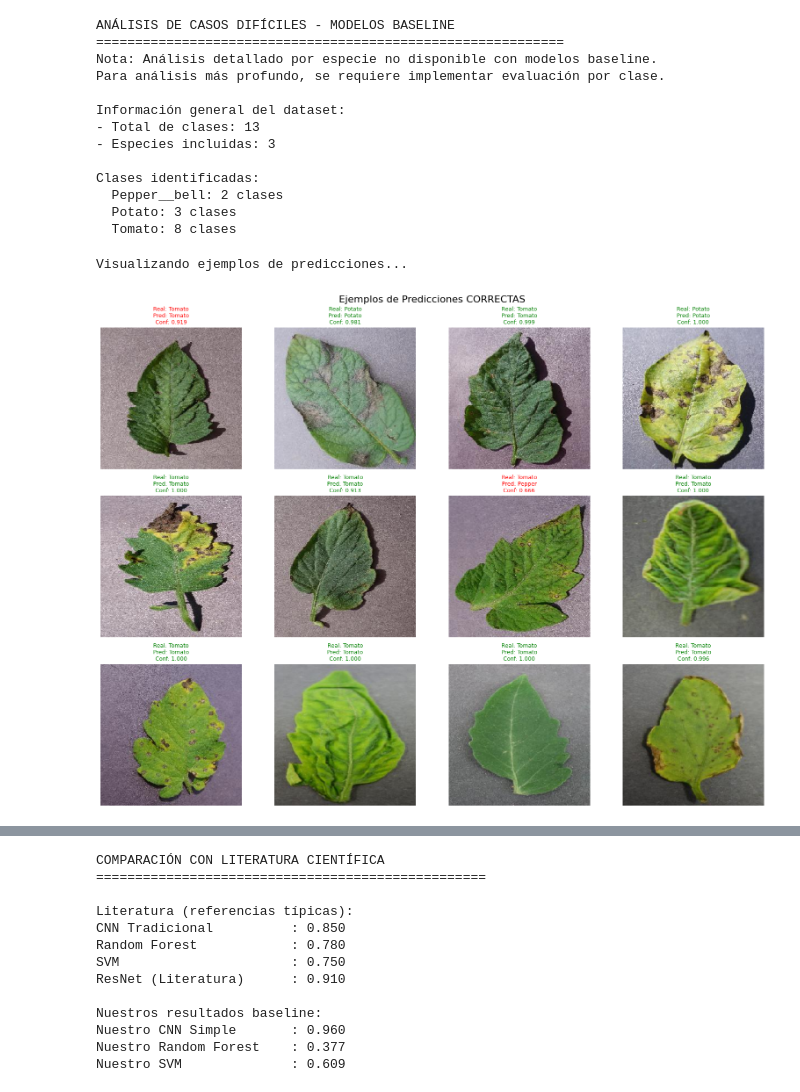
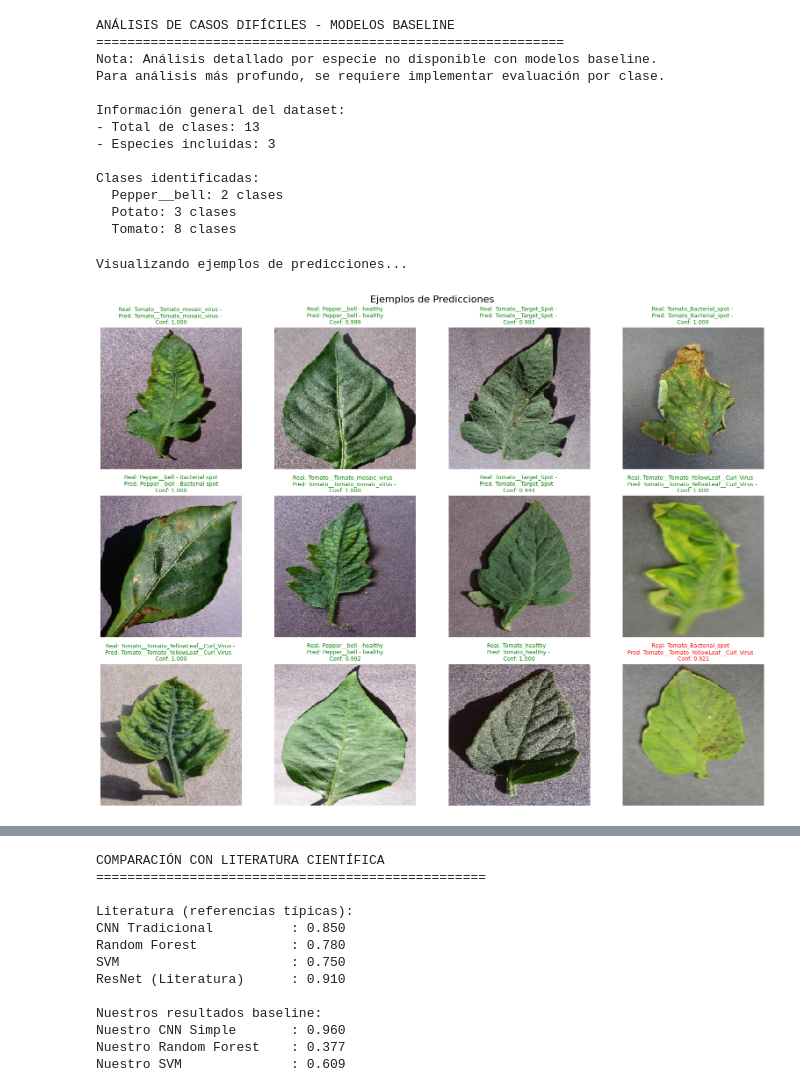
Before and after one commit to Sebaxdenc/Deteccion-plagas-enfermedades-plantas, a Jupyter notebook: 03_evaluacion_final.ipynb, the cells around one changed output, grey strips where cells are left out. Cells and saved outputs as stored; diff of their text form; code cells hidden in the pictures.

```diff
--- a/03_evaluacion_final.ipynb
+++ b/03_evaluacion_final.ipynb
@@ -445,22 +445,18 @@ Clases identificadas:
   Potato: 3 clases
   Tomato: 8 clases
 # %%
-# Función para visualizar ejemplos de predicciones
-def visualizar_predicciones_ejemplos(df_test, num_ejemplos=12, tipo='correctas'):
+def visualizar_predicciones_ejemplos(df_test, num_ejemplos=12):
     """
     Visualiza ejemplos de predicciones correctas o incorrectas
+    Mostrando la planta y su estado (enfermedad o sana)
     """
     if mejor_modelo is None:
         print("Modelo no disponible para análisis")
         return
 
     # Seleccionar ejemplos aleatorios
-    if tipo == 'correctas':
-        titulo = "Ejemplos de Predicciones CORRECTAS"
-        muestras = df_test.sample(num_ejemplos)
-    else:
-        titulo = "Ejemplos de Predicciones INCORRECTAS (simuladas)"
-        muestras = df_test.sample(num_ejemplos)
+    titulo = "Ejemplos de Predicciones"
+    muestras = df_test.sample(num_ejemplos)
 
     fig, axes = plt.subplots(3, 4, figsize=(16, 12))
     axes = axes.ravel()
@@ -474,44 +470,53 @@ def visualizar_predicciones_ejemplos(df_test, num_ejemplos=12, tipo='correctas')
         img_array = img_to_array(img) / 255.0
         img_batch = np.expand_dims(img_array, axis=0)
 
-        # Predecir
+        # Predicción
         try:
             pred = mejor_modelo.predict(img_batch, verbose=0)
             pred_class = np.argmax(pred)
             confidence = np.max(pred)
             pred_label = label_classes[pred_class]
         except:
             pred_label = "Error"
             confidence = 0.0
 
         # Mostrar imagen
         axes[i].imshow(img)
         axes[i].axis('off')
 
-        # Título con información
+        # Obtener etiquetas reales y predichas completas
         real_label = row['clase']
-        titulo_img = f"Real: {real_label.split('_')[0]}\n"
-        titulo_img += f"Pred: {pred_label.split('_')[0]}\n"
-        titulo_img += f"Conf: {confidence:.3f}"
+        real_plant = real_label.split('___')[0]
+        real_status = real_label.split('___')[1] if '___' in real_label else ''
 
-        # Color según corrección
+        pred_plant = pred_label.split('___')[0]
+        pred_status = pred_label.split('___')[1] if '___' in pred_label else ''
+
+        # Título con más detalle
+        titulo_img = (
+            f"Real: {real_plant} - {real_status.replace('_', ' ')}\n"
+            f"Pred: {pred_plant} - {pred_status.replace('_', ' ')}\n"
+            f"Conf: {confidence:.3f}"
+        )
+
+        # Color según corrección completa
         color = 'green' if real_label == pred_label else 'red'
         axes[i].set_title(titulo_img, fontsize=9, color=color)
 
-    # Ocultar axes vacías
+    # Ocultar ejes vacíos
     for j in range(i+1, len(axes)):
         axes[j].set_visible(False)
 
     plt.suptitle(titulo, fontsize=16)
     plt.tight_layout()
     plt.show()
 
 # Visualizar ejemplos
 print("Visualizando ejemplos de predicciones...")
-visualizar_predicciones_ejemplos(test_df, 12, 'correctas')
+visualizar_predicciones_ejemplos(test_df, 12)
 # %% [output]
 Visualizando ejemplos de predicciones...
-[figure, old version]
+[figure, new version]
 # %%
 # Análisis de confianza de predicciones
 def analizar_confianza_predicciones(df_test, num_muestras=1000):
```
Also changed, not shown: parts of 1 cell of this notebook.
